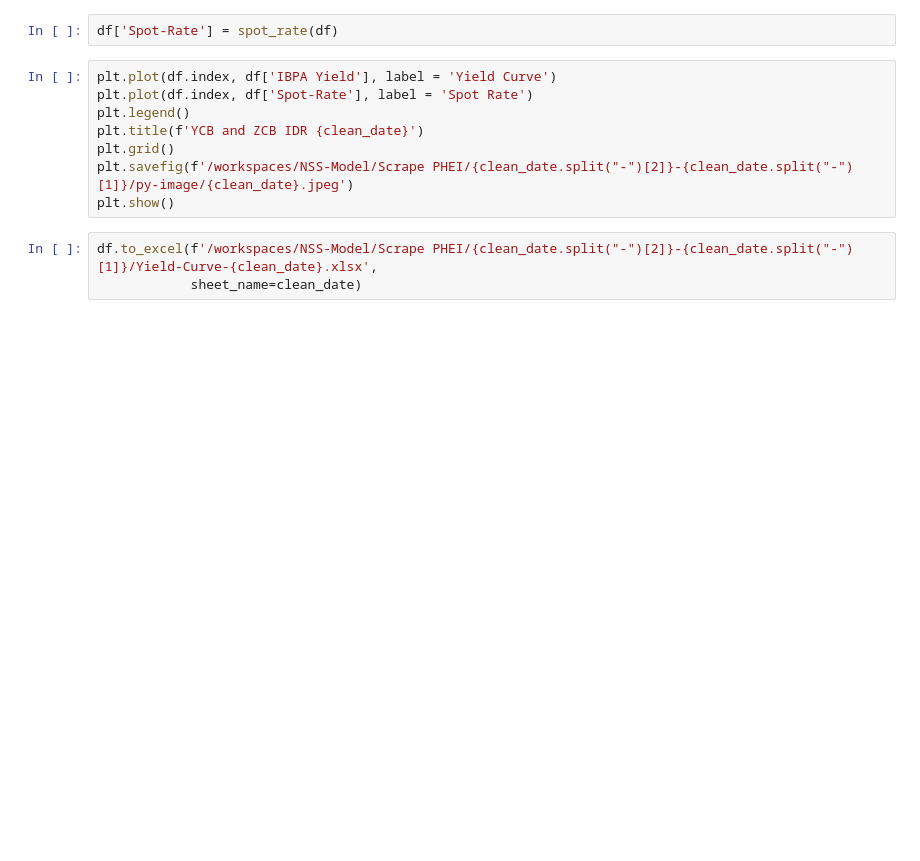
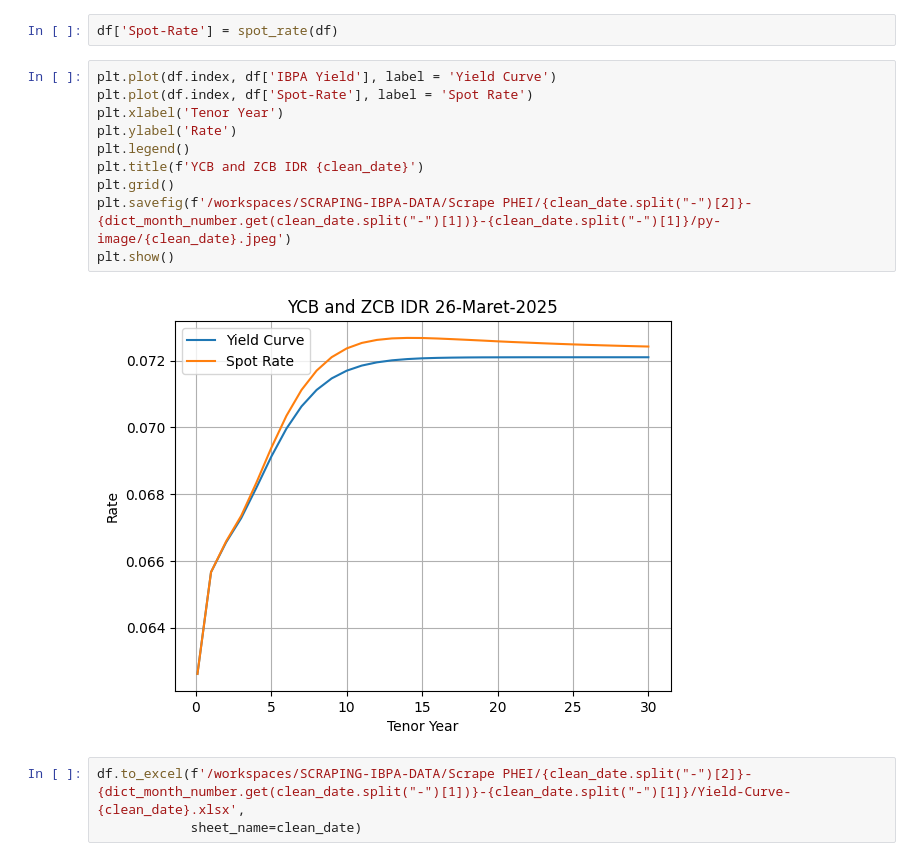
Before and after one commit to leonv1602/scraping-ibpa-data, a Jupyter notebook: Scrape PHEI/scrape.ipynb, the cells around one changed output. Saved outputs shown, nothing was run; the diff lists cells and outputs as text; blank space fills up the shorter version.

Commit message:
adding corporate bond data and fixing directory issue

```diff
--- a/Scrape PHEI/scrape.ipynb
+++ b/Scrape PHEI/scrape.ipynb
@@ -122,11 +154,15 @@ df['Spot-Rate'] = spot_rate(df)
 # %%
 plt.plot(df.index, df['IBPA Yield'], label = 'Yield Curve')
 plt.plot(df.index, df['Spot-Rate'], label = 'Spot Rate')
+plt.xlabel('Tenor Year')
+plt.ylabel('Rate')
 plt.legend()
 plt.title(f'YCB and ZCB IDR {clean_date}')
 plt.grid()
-plt.savefig(f'/workspaces/NSS-Model/Scrape PHEI/{clean_date.split("-")[2]}-{clean_date.split("-")[1]}/py-image/{clean_date}.jpeg')
+plt.savefig(f'/workspaces/SCRAPING-IBPA-DATA/Scrape PHEI/{clean_date.split("-")[2]}-{dict_month_number.get(clean_date.split("-")[1])}-{clean_date.split("-")[1]}/py-image/{clean_date}.jpeg')
 plt.show()
+# %% [output]
+[figure, added]
 # %%
-df.to_excel(f'/workspaces/NSS-Model/Scrape PHEI/{clean_date.split("-")[2]}-{clean_date.split("-")[1]}/Yield-Curve-{clean_date}.xlsx',
+df.to_excel(f'/workspaces/SCRAPING-IBPA-DATA/Scrape PHEI/{clean_date.split("-")[2]}-{dict_month_number.get(clean_date.split("-")[1])}-{clean_date.split("-")[1]}/Yield-Curve-{clean_date}.xlsx',
             sheet_name=clean_date)
```
Also changed, not shown: parts of 16 cells of this notebook, 2 other files.
